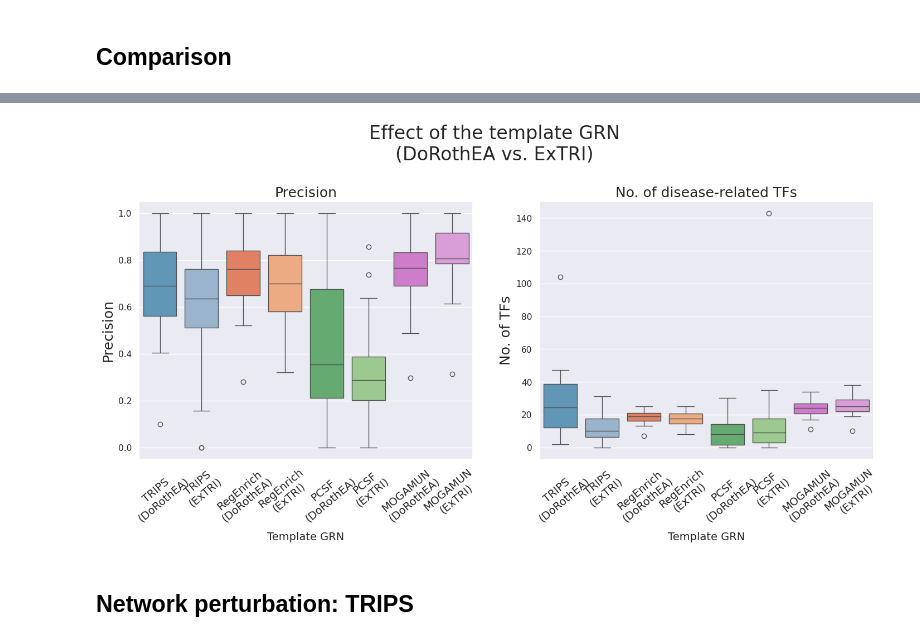
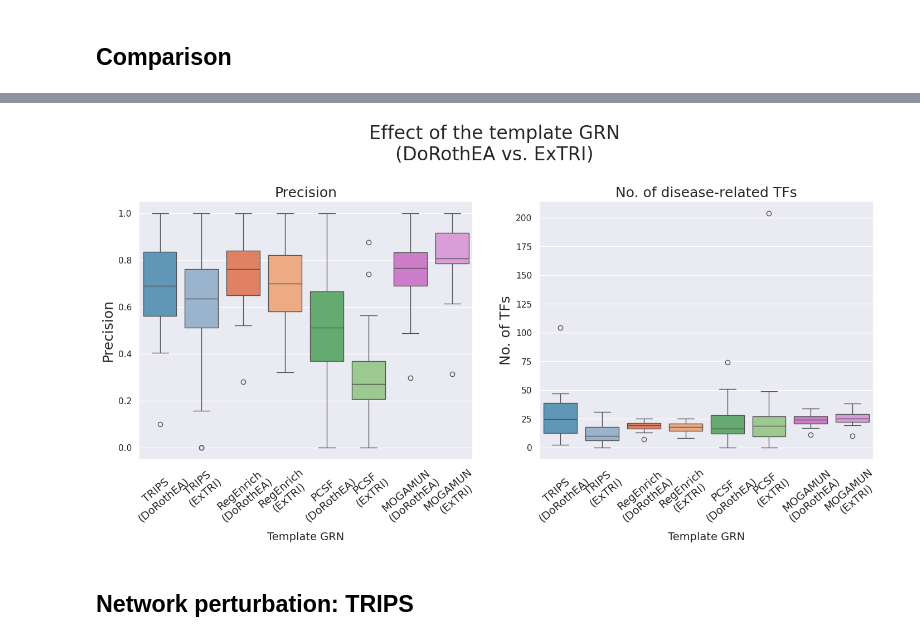
Before and after one commit to scibiome/trips, a Jupyter notebook: notebooks/TRIPS_Evaluation.ipynb, the cells around one changed output, grey strips where cells are left out. Cells and saved outputs as stored; diff of their text form; code cells hidden in the pictures.

```diff
--- a/notebooks/TRIPS_Evaluation.ipynb
+++ b/notebooks/TRIPS_Evaluation.ipynb
@@ -630,6 +630,7 @@ workflows = ["trips","trips_extri","regenrich","regenrich_extri","pcsf","pcsf_ex
 lfc_thresh = 1.0
 pval_thresh = 0.05
 n_regenrich = 25
+nmech_pcsf = 6
 gold_standard = dict(dict_disease_genes_min1)
 
 dict_precisions = {k:[] for k in workflows}
@@ -672,9 +673,9 @@ for dataset in all_datasets:
 
         elif workflow in ["pcsf","pcsf_extri"]:
             if workflow == "pcsf":
-                file_soln = os.path.join(folder_pcsf, "{}_edges_3.txt".format(dataset))
+                file_soln = os.path.join(folder_pcsf, "{}_edges_{}.txt".format(dataset, nmech_pcsf))
             elif workflow == "pcsf_extri":
-                file_soln = os.path.join(folder_pcsf_extri, "{}_edges_3.txt".format(dataset))
+                file_soln = os.path.join(folder_pcsf_extri, "{}_edges_{}.txt".format(dataset, nmech_pcsf))
             soln = extract_pcsf_results(file_soln)
 
         elif workflow in ["regenrich","regenrich_extri"]:
@@ -713,23 +732,23 @@ for dataset in all_datasets:
 # %%
 title = "Effect of the template GRN\n(DoRothEA vs. ExTRI)"
 
 new_labels = ["TRIPS\n(DoRothEA)","TRIPS\n(ExTRI)",
               "RegEnrich\n(DoRothEA)","RegEnrich\n(ExTRI)",
               "PCSF\n(DoRothEA)","PCSF\n(ExTRI)",
              "MOGAMUN\n(DoRothEA)","MOGAMUN\n(ExTRI)"]
 
 my_colors = [ dict_colors["domino_dorothea"], dict_colors_int["domino_dorothea"],
              dict_colors["regenrich_dorothea"], dict_colors_int["regenrich_dorothea"],
              dict_colors["pcsf"], dict_colors_int["pcsf"],
              dict_colors["mogamun"], dict_colors_int["mogamun"]]
 
 workflows = ["trips","trips_extri","regenrich","regenrich_extri","pcsf","pcsf_extri","mogamun","mogamun_extri"]
-filename = os.path.join(figures_folder_extri, "extri_comparison_tf_mining_pvals.png")
+filename = os.path.join(figures_folder_extri, "extri_comparison_tf_mining.png")
 generate_plot_compare_extri(dict_precisions, dict_n_recovered, dict_soln_size, workflows=workflows, title=title, y=1.11, fontsize=24,
               size_subtitle=18, xlabel="Template GRN", my_colors = my_colors, figsize=(17,6),
              size_xlabel=14, size_xticklabel=14, rotation=40, size_ylabel=18, filename=filename, new_labels=new_labels)
 # %% [output]
-[figure, old version]
+[figure, new version]
 # %% [markdown]
 ## Network perturbation: TRIPS
 # %%
```
Also changed, not shown: parts of 1 cell of this notebook.
